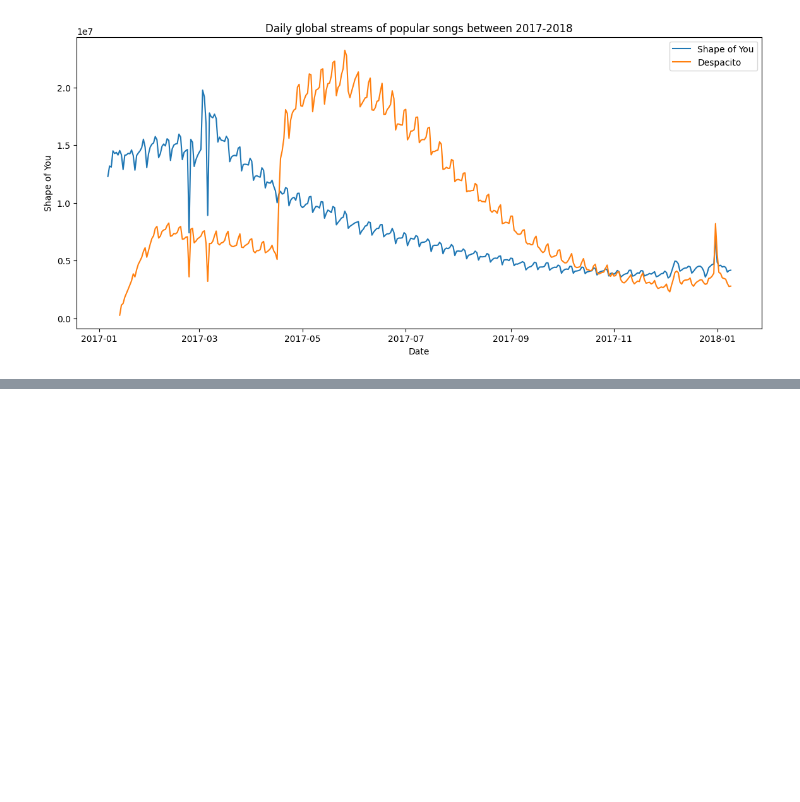
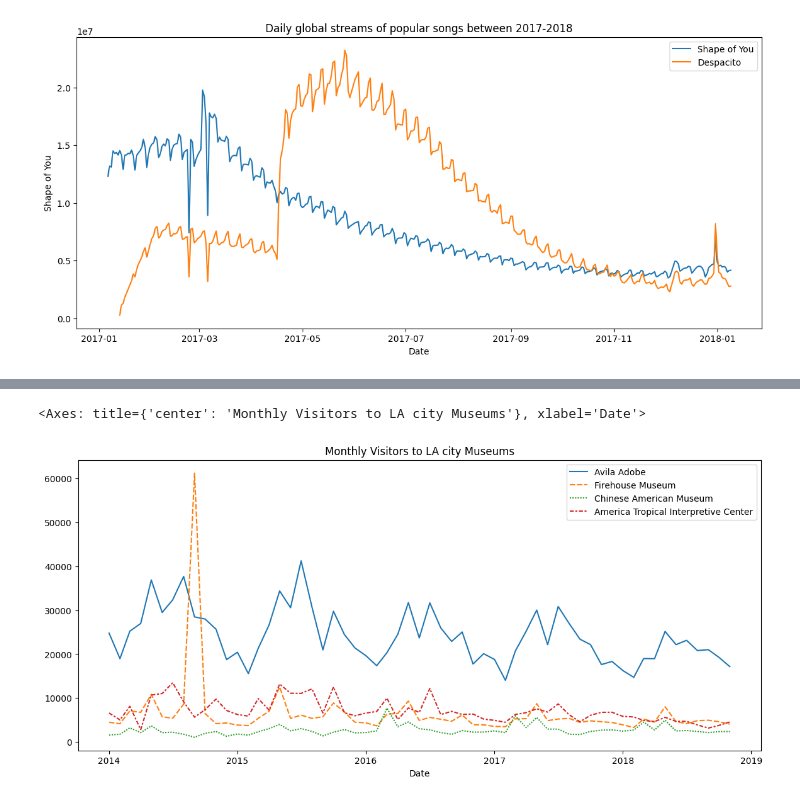
Before and after one commit to alanmicah/DataVisualisation, a Jupyter notebook: ex_line_charts.ipynb, the cells around one changed output, grey strips where cells are left out. Drawn from its saved outputs; the diff is of its cells as text; code cells hidden in the pictures; blank space fills up the shorter version.

Commit message:
Visualising Data and spotting patterns

```diff
--- a/ex_line_charts.ipynb
+++ b/ex_line_charts.ipynb
@@ -58,3 +58,6 @@ plt.xlabel('Date')
 # %% [output]
 Text(0.5, 0, 'Date')
 [figure]
+# %%
+museum_filepath='/Users/micah/build/DataVisualisation/input/museum_visitors.csv'
+museum_data = pd.read_csv(museum_filepath, index_col='Date', parse_dates=True)
@@ -60,0 +82,7 @@ Text(0.5, 0, 'Date')
+# %%
+plt.figure(figsize=(14,6))
+plt.title('Monthly Visitors to LA city Museums')
+sns.lineplot(data=museum_data)
+# %% [output]
+<Axes: title={'center': 'Monthly Visitors to LA city Museums'}, xlabel='Date'>
+[figure, added]
```
Also changed, not shown: parts of 5 cells of this notebook, 1 other file.
